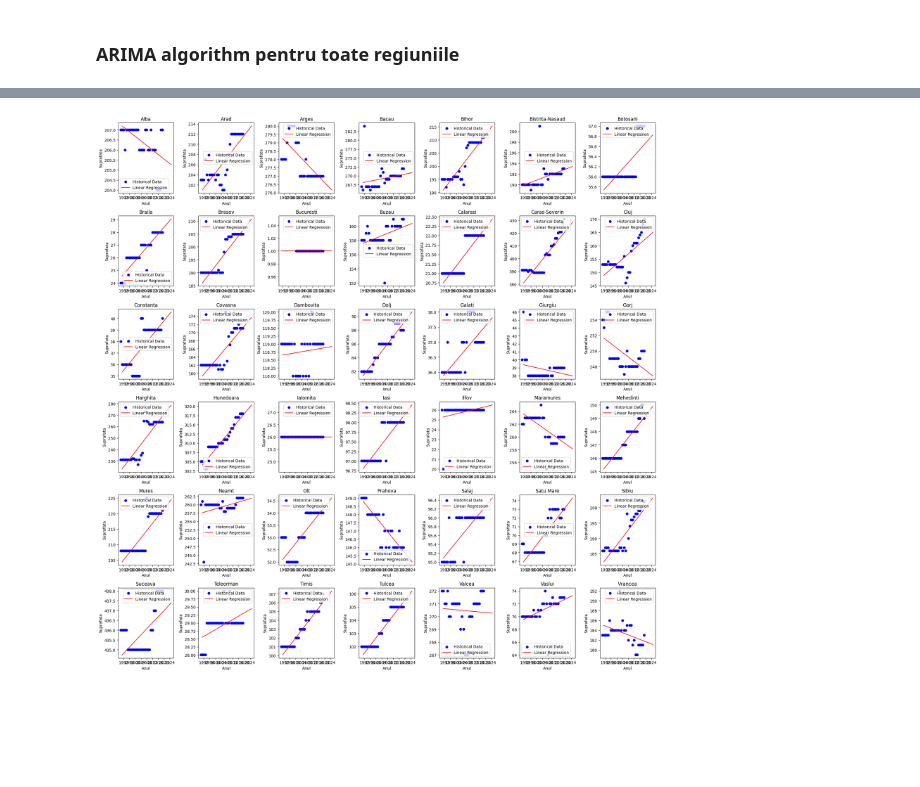
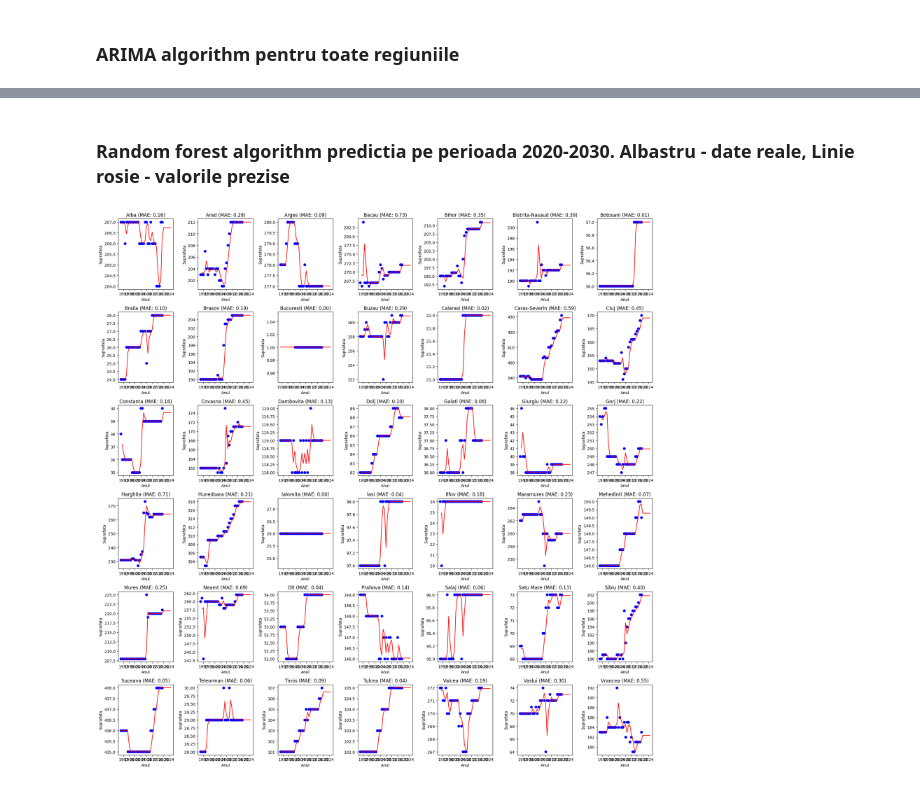
Before and after one commit to Astalopus03/Forest-Surfaces-in-Romania-1990-2019, a Jupyter notebook: sample.ipynb, the cells around one changed output, grey strips where cells are left out. Cells and saved outputs as stored; diff of their text form; code cells hidden in the pictures; blank space fills up the shorter version.

```diff
--- a/sample.ipynb
+++ b/sample.ipynb
@@ -256,6 +268,7 @@ Difference between 2030 and 1990: 281.2503067490543
 # %%
 import pandas as pd
 from sklearn.linear_model import LinearRegression
+from sklearn.metrics import mean_squared_error, mean_absolute_error
 import matplotlib.pyplot as plt
 
 # Load the dataset
@@ -285,13 +298,23 @@ years = pd.Series(pd.date_range(start='1990', end='2030', freq='YE'))
 X_pred = years.dt.year.values.reshape(-1, 1)
 y_pred = model.predict(X_pred)
 
-# Calculate the difference between the forecasted value for 2030 and the historical value for 1990
+# Calculate the difference between the forecasted value for 2030 and the historical value for 2019
 try:
-    historical_value_1990 = filtered_data.loc[filtered_data['Year'].dt.year == 1990, 'Value'].iloc[0]
-    difference = y_pred[-1] - historical_value_1990
-    print(f"Difference between 2030 and 1990: {difference}")
+    historical_value_2019 = filtered_data.loc[filtered_data['Year'].dt.year == 2019, 'Value'].iloc[0]
+    difference = y_pred[-1] - historical_value_2019
+    print(f"Difference between 2019 and 2030: {difference}")
 except IndexError:
-    print("Data for 1990 is not available.")
+    print("Data for 2019 is not available.")
+
+# Calculate MSE and MAE
+y_true_train = y
+y_pred_train = model.predict(X)
+
+mse = mean_squared_error(y_true_train, y_pred_train)
+mae = mean_absolute_error(y_true_train, y_pred_train)
+
+print(f"Mean Squared Error: {mse}")
+print(f"Mean Absolute Error: {mae}")
 
 # Plot the results
 plt.figure(figsize=(10, 6))
@@ -387,6 +466,9 @@ for region in top_5_regions:
+# %% [markdown]
+### Random forest algorithm predictia pe perioada 2020-2030. Albastru - date reale, Linie rosie - valorile prezise
 # %%
 import pandas as pd
-from sklearn.linear_model import LinearRegression
+from sklearn.ensemble import RandomForestRegressor
+from sklearn.metrics import mean_absolute_error
 import matplotlib.pyplot as plt
 import math
 
@@ -413,42 +495,45 @@ fig, axes = plt.subplots(num_rows, num_cols, figsize=(20, 20))
 # Flatten the axes array for easy iteration
 axes = axes.flatten()
 
-# Loop through each region and fit linear regression model
+# Loop through each region and fit random forest regression model
 for i, region in enumerate(regions):
     region_data = filtered_data[filtered_data['Region'] == region]
 
     # Aggregate data by year
     region_data = region_data.groupby('Year')['Value'].sum().reset_index()
 
     # Extracting year values as integers
     X = region_data['Year'].dt.year.values.reshape(-1, 1)
 
     # Extracting forest surface values
     y = region_data['Value']
 
-    # Initialize and fit Linear Regression model
-    model = LinearRegression()
+    # Initialize and fit Random Forest model
+    model = RandomForestRegressor(n_estimators=100, random_state=42)
     model.fit(X, y)
 
-    # Predict forest surface for years from 1990 to 2030
+    # Predict forest surface for years from 1990 to 2025
     years = pd.Series(pd.date_range(start='1990', end='2025', freq='YE'))
     X_pred = years.dt.year.values.reshape(-1, 1)
     y_pred = model.predict(X_pred)
 
+    # Calculate MAE for the model on the training data
+    y_pred_train = model.predict(X)
+    mae = mean_absolute_error(y, y_pred_train)
+
     # Plot the results for each region
     ax = axes[i]
-    ax.scatter(region_data['Year'], region_data['Value'], color='blue', label='Historical Data')
-    ax.plot(years, y_pred, color='red', label='Linear Regression')
+    ax.scatter(region_data['Year'], region_data['Value'], color='blue')
+    ax.plot(years, y_pred, color='red')
     ax.set_xlabel('Anul')
     ax.set_ylabel('Suprafata')
-    ax.set_title(region)
-    ax.legend()
+    ax.set_title(f"{region} (MAE: {mae:.2f})")
 
 # Hide any empty subplots
 for i in range(num_plots, num_rows * num_cols):
     axes[i].axis('off')
 
 plt.tight_layout()
 plt.show()
 # %% [output]
-[figure, old version]
+[figure, new version]
```
Also changed, not shown: parts of 11 cells of this notebook.
